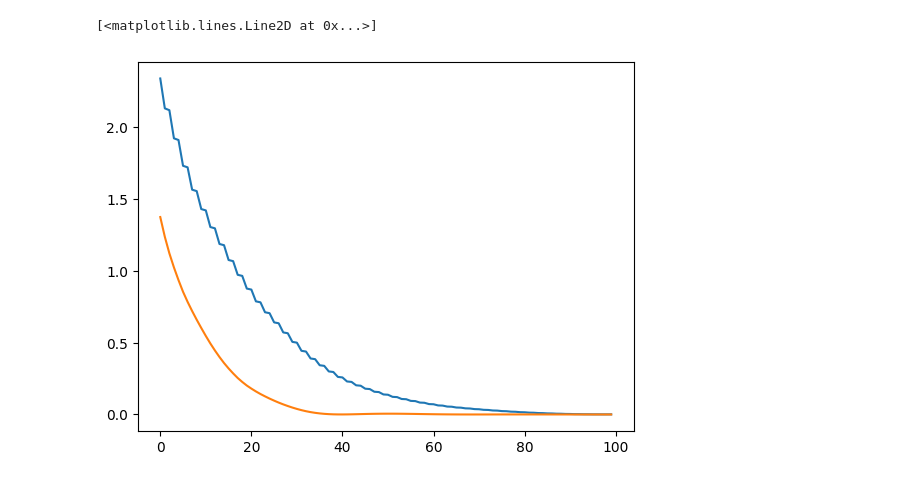
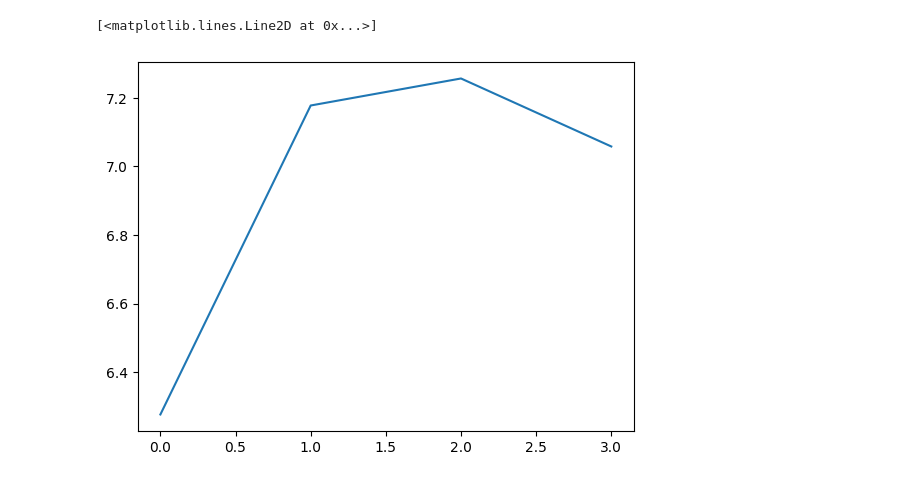
Before and after one commit to xinyuxiao113/TorchFiber, a Jupyter notebook: opt.ipynb, the cells around one changed output. Drawn from its saved outputs; the diff is of its cells as text; code cells hidden in the pictures.

```diff
--- a/opt.ipynb
+++ b/opt.ipynb
@@ -88,21 +0,0 @@ for epoch in range(num_epochs):
-# %%
-model = TwoPartNetwork()
-
-custom_optimizer = AlterOptimizer(
-    [model.part1.parameters(), model.part2.parameters()],
-    [0.01, 0.001],
-    alternate=False  # 可以设置为 False 以同时优化两部分参数
-)
-scheduler = optim.lr_scheduler.StepLR(custom_optimizer, step_size=30, gamma=0.1)
-num_epochs = 100
-L2 = []
-for epoch in range(num_epochs):
-    custom_optimizer.zero_grad()
-
-    output = model(input)
-    loss = loss_function(output, target)
-
-    loss.backward()
-    custom_optimizer.step()
-    scheduler.step()
-    L2.append(loss.item())
@@ -108,0 +102,9 @@ for epoch in range(num_epochs):
+# %%
+epochs = 60
+loss_fn = BER_well
+mus =  4*1.1**np.repeat(np.arange(0, epochs//2 + 1), 2)
+
+# loss_fn = MSE
+# mus =  np.zeros(epochs+1)
+
+metrics =  train_model('_outputs/log_tensorboard/notebook/BER_D400w', train_loader, test_loader, net, loss_fn, optimizer, device, epochs, mus)
@@ -109,8 +129,6 @@ for epoch in range(num_epochs):
 # %%
 import matplotlib.pyplot as plt
-
-plt.plot(L1, label='Alternate')
-plt.plot(L2, label='Simultaneous')
+plt.plot([m['Qsq'] for m in metrics])
 # %% [output]
 [<matplotlib.lines.Line2D at 0x...>]
-[figure, old version]
+[figure, new version]
```
Also changed, not shown: parts of 10 cells of this notebook, 27 other files.
